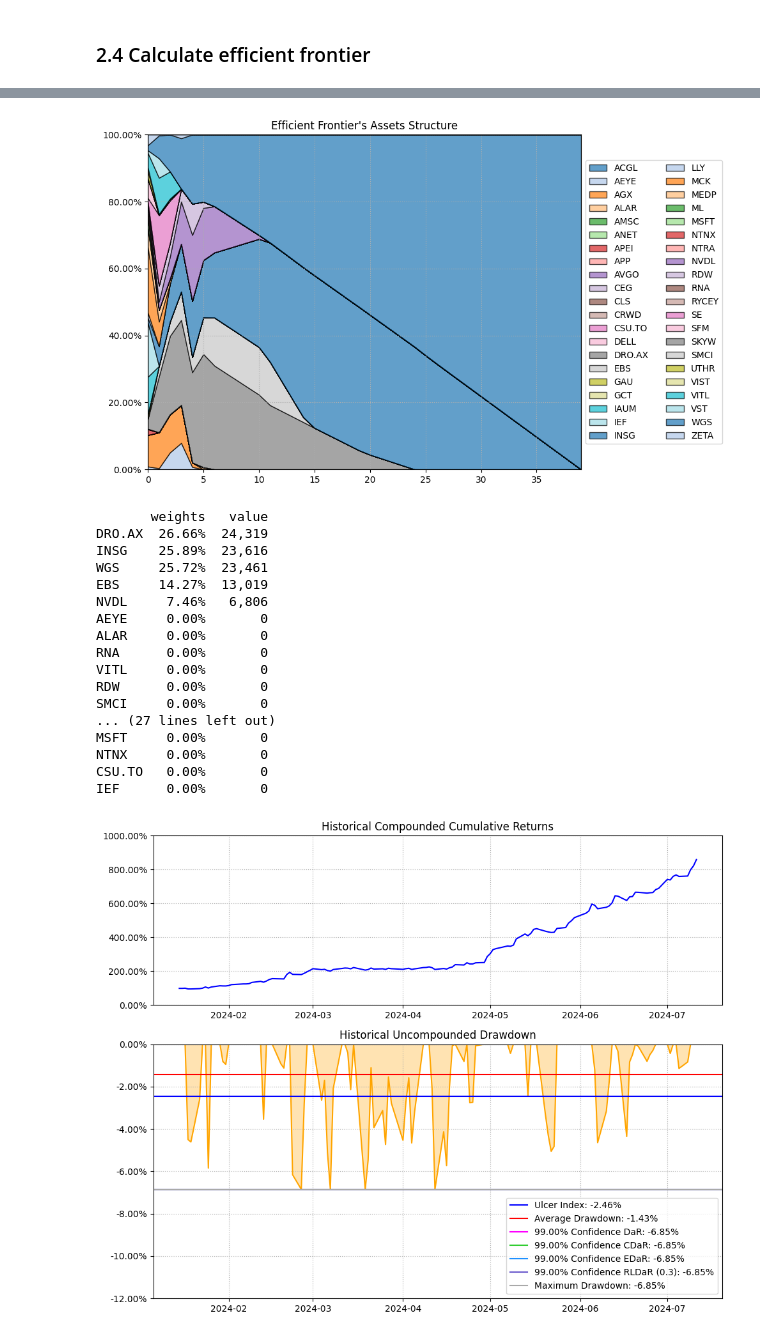
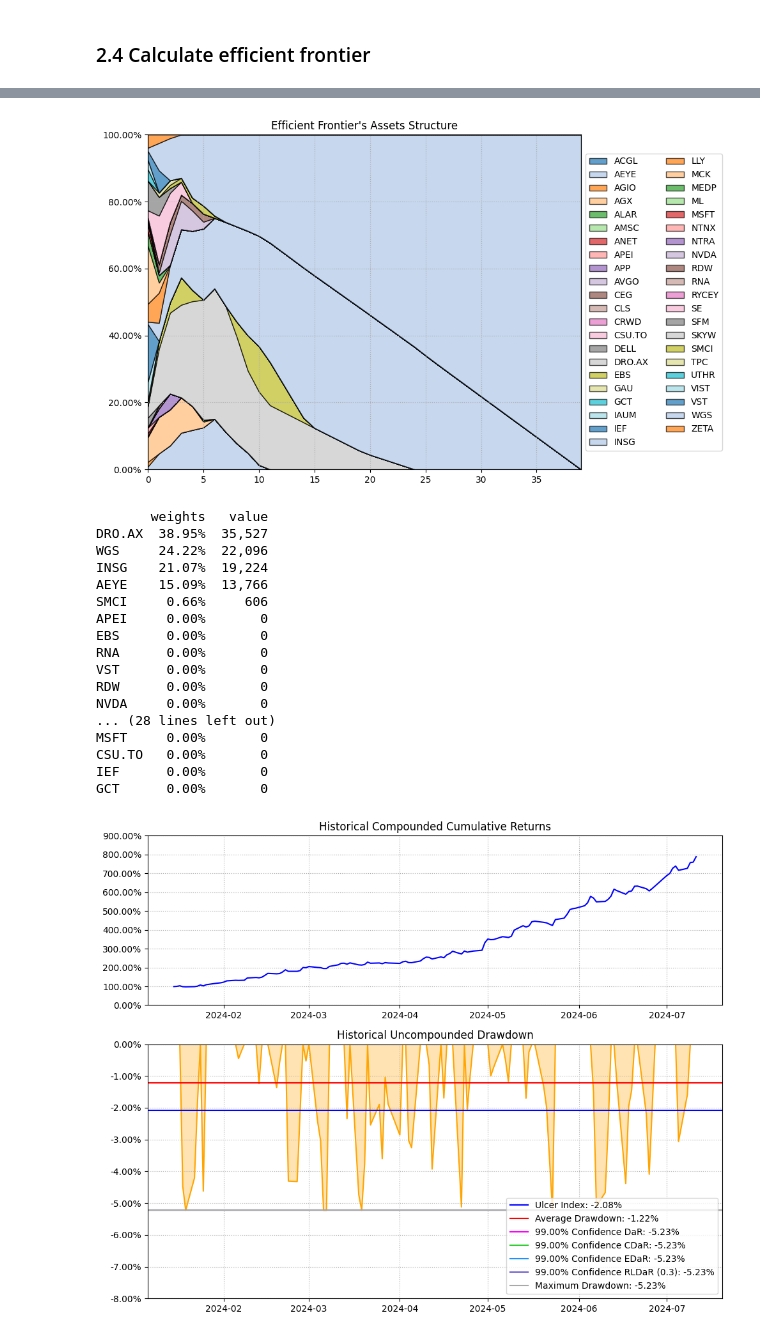
Before and after one commit to panasun/100x-stock-screener, a Jupyter notebook: priv/portfolio_optimization/portfolio_optimization.ipynb, the cells around one changed output, grey strips where cells are left out. Cells and saved outputs as stored; diff of their text form; code cells hidden in the pictures.

```diff
--- a/priv/portfolio_optimization/portfolio_optimization.ipynb
+++ b/priv/portfolio_optimization/portfolio_optimization.ipynb
@@ -39,7 +39,7 @@ assets = [
   'VST',
   'APP',
   'AGX',
-  'VITL',
+  # 'VITL',
   'AVGO',
   'CEG',
   'ACGL',
@@ -53,7 +53,7 @@ assets = [
   'GAU',
   'WGS',
   'GCT',
-  'NVDL',
+  'NVDA',
   'APEI',
   'DRO.AX',
   'CSU.TO',
@@ -70,6 +70,8 @@ assets = [
   'UTHR',
   'INSG',
   'EBS',
+  'TPC',
+  'AGIO',
 ]
 
 # assets = ['WGS', 'ALAR', 'NVDL', 'DRO.AX', 'AGX']
@@ -272,61 +274,61 @@ ax = rp.plot_frontier(w_frontier=frontier, mu=mu, cov=cov, returns=returns, rm=r
 
 ax = rp.plot_frontier_area(w_frontier=frontier, cmap="tab20", height=6, width=10, ax=None)
 # %% [output]
-[figure, old version]
+[figure, new version]
 # %%
 # Plotting the drawdown risk measures
 
 portfolio_value = 91220
 
 w_index = 6
 w = frontier.T.loc[w_index].to_frame().T.rename(index={w_index: 'weights'}).T
 
-# w_target = {
-#   'WGS': 0.3,
-#   'ALAR': 0.259,
-#   'AGX': 0.151,
-#   'NVDL': 0.185,
-#   'APP': 0.1,
-# }
+w_target = {
+  'DRO.AX': 0.31,
+  'WGS': 0.214,
+  'INSG': 0.195,
+  'EBS': 0.144,
+  'AEYE': 0.138,
+}
 
-# w['weights'] = 0
+w['weights'] = 0
 
-# for asset, weight in w_target.items():
-#     w['weights'][asset] = weight
+for asset, weight in w_target.items():
+    w['weights'][asset] = weight
 
 ax = rp.plot_drawdown(returns=Y,
                       w=w,
                       alpha=0.01,
                       height=8,
                       width=10,
                       height_ratios=[2, 3],
                       ax=None)
 w_sorted = w
 w_sorted = w.sort_values(by='weights', ascending=False)
 w_sorted['value'] = w_sorted['weights'] * portfolio_value
 w_sorted['weights'] = w_sorted['weights'].apply(lambda x: f'{x:.2%}')
 w_sorted['value'] = w_sorted['value'].apply(lambda x: f'{x:,.0f}')
 
 print(w_sorted.to_string(index=True))
 # %% [output]
        weights   value
-DRO.AX  26.66%  24,319
-INSG    25.89%  23,616
-WGS     25.72%  23,461
-EBS     14.27%  13,019
-NVDL     7.46%   6,806
-AEYE     0.00%       0
-ALAR     0.00%       0
+DRO.AX  38.95%  35,527
+WGS     24.22%  22,096
+INSG    21.07%  19,224
+AEYE    15.09%  13,766
+SMCI     0.66%     606
+APEI     0.00%       0
+EBS      0.00%       0
 RNA      0.00%       0
-VITL     0.00%       0
+VST      0.00%       0
 RDW      0.00%       0
-SMCI     0.00%       0
-... (27 lines left out)
+NVDA     0.00%       0
+... (28 lines left out)
 MSFT     0.00%       0
-NTNX     0.00%       0
 CSU.TO   0.00%       0
 IEF      0.00%       0
+GCT      0.00%       0
-[figure, old version]
+[figure, new version]
 # %%
 ax = rp.plot_pie(w=w, title='Sharpe Mean - Entropic Drawdown at Risk', others=0.05, nrow=25, cmap = "tab20",
                  height=6, width=10, ax=None)
```
Also changed, not shown: parts of 10 cells of this notebook, 1 other file.
